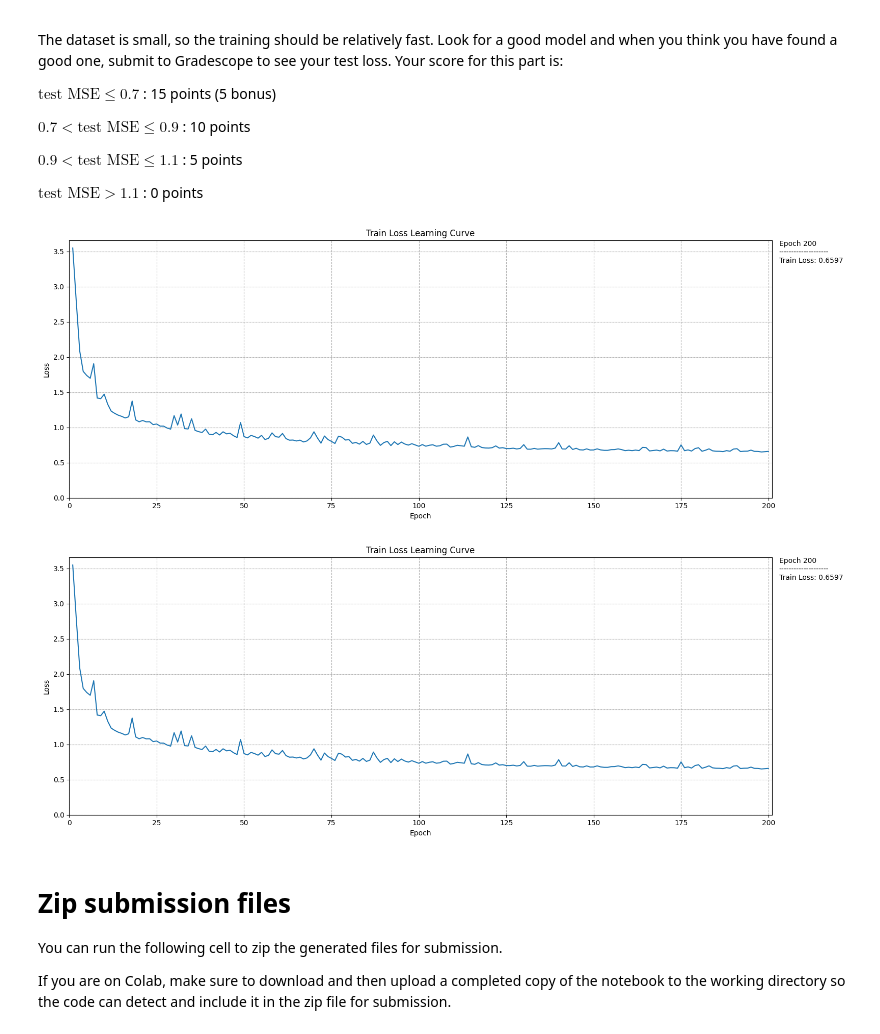
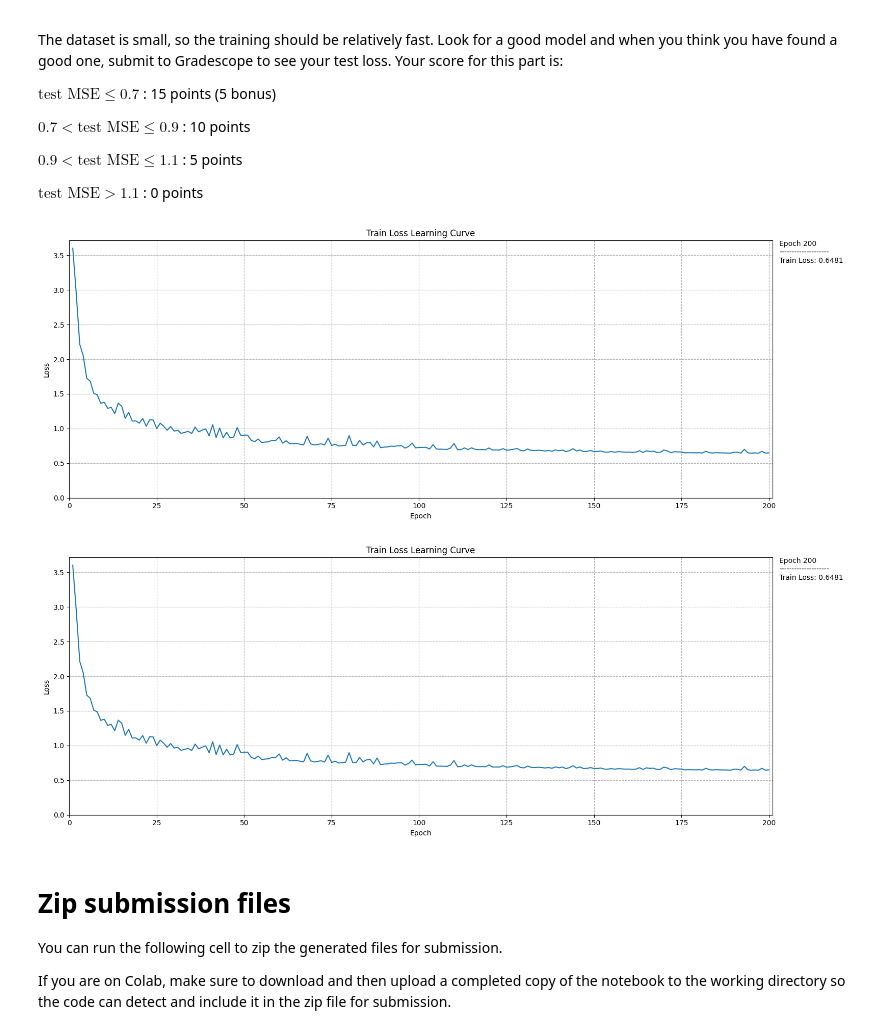
Before and after one commit to aitechroberts/deep_learning, a Jupyter notebook: HW5/HW5.ipynb, the cells around one changed output. Cells and saved outputs as stored; diff of their text form; code cells hidden in the pictures.

Commit message:
stepLR, seemed better

```diff
--- a/HW5/HW5.ipynb
+++ b/HW5/HW5.ipynb
@@ -217,46 +217,46 @@ $\text{test MSE} > 1.1$ : 0 points
 # %%
 """
 Choose the configuration of your model and training
 """
 
 model_config = dict(
     in_channels = 37,
     hidden_channels = 256,
     out_channels = 1,
     )
 
+train_config = dict(
+    optimizer_name = "Adam",
+    optimizer_config = dict(lr = 1e-3, weight_decay = 5e-4),
+    lr_scheduler_name = "StepLR",
+    lr_scheduler_config = dict(step_size = 50, gamma = 0.5),
+    batch_size = 16,
+    n_epochs = 200,
+    )
+
 # train_config = dict(
 #     optimizer_name = "Adam",
 #     optimizer_config = dict(lr = 1e-3, weight_decay = 5e-4),
-#     lr_scheduler_name = "StepLR",
-#     lr_scheduler_config = dict(step_size = 50, gamma = 0.5),
+#     lr_scheduler_name = "ExponentialLR",
+#     lr_scheduler_config = dict(gamma = 0.989),
 #     batch_size = 16,
 #     n_epochs = 200,
 #     )
-
-train_config = dict(
-    optimizer_name = "Adam",
-    optimizer_config = dict(lr = 1e-3, weight_decay = 5e-4),
-    lr_scheduler_name = "ExponentialLR",
-    lr_scheduler_config = dict(gamma = 0.989),
-    batch_size = 16,
-    n_epochs = 200,
-    )
 
 if __name__ == '__main__':
     my_dataset = GraphDataset('data/train.npy')
     model = Model(**model_config)
     train(
         model = model,
         train_dataset = my_dataset,
         loss_fn = nn.MSELoss(),
         device = Device,
         plot_freq = 10,
         **train_config,
         )
 # %% [output]
-[figure, old version]
+[figure, new version]
-[figure, old version]
+[figure, new version]
 # %% [markdown]
 # Zip submission files
 
```
